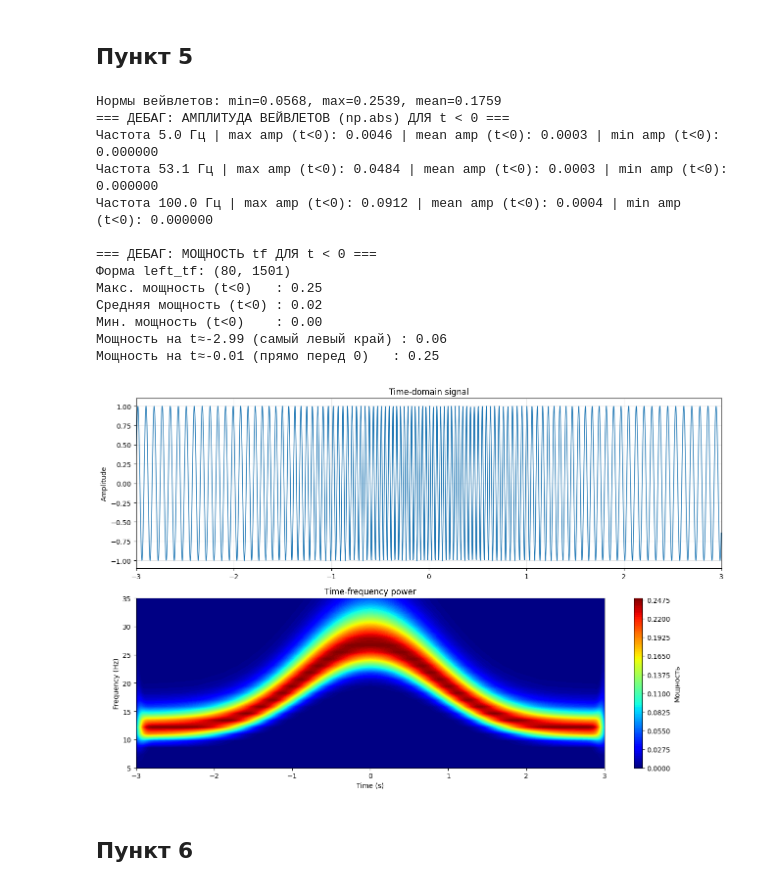
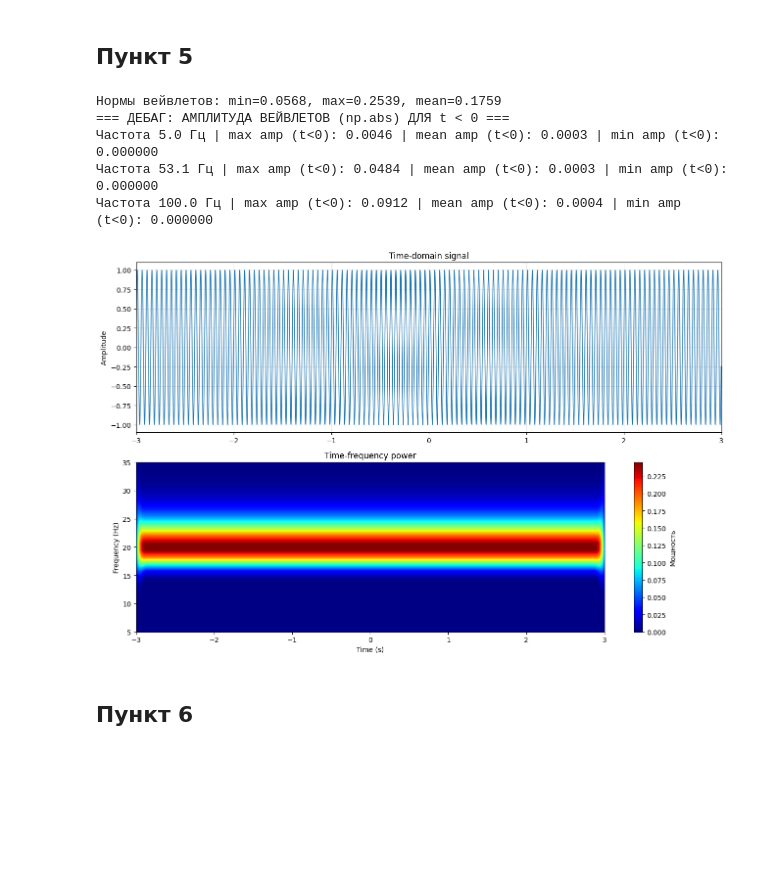
Before and after one commit to KamenevIvan/DPoS, a Jupyter notebook: lab5.ipynb, the cells around one changed output. Drawn from its saved outputs; the diff is of its cells as text; code cells hidden in the pictures; blank space fills up the shorter version.

```diff
--- a/lab5.ipynb
+++ b/lab5.ipynb
@@ -287,8 +296,8 @@ n = len(time)
 freqmod = 11 + 15 * np.exp(-(time / 1.2)**2)
 
 phase = time + np.cumsum(freqmod) / srate
-signal = np.sin(2 * np.pi * phase)
-
+#signal = np.sin(2 * np.pi * phase)
+signal = np.sin(40 * np.pi*time)
 frex = np.linspace(5, 100, 80)
 
 
@@ -328,51 +337,34 @@ for fi in range(len(frex)):
     convres = scipy.fftpack.ifft(waveX * sigX)
 
     start = nconv//2 - n//2
     tf[fi, :] = np.abs(convres[start : start + n])**2
 
-print("\n=== ДЕБАГ: МОЩНОСТЬ tf ДЛЯ t < 0 ===")
-left_tf = tf[:, left_mask]
-print(f"Форма left_tf: {left_tf.shape}")
-print(f"Макс. мощность (t<0)   : {np.max(left_tf):.2f}")
-print(f"Средняя мощность (t<0) : {np.mean(left_tf):.2f}")
-print(f"Мин. мощность (t<0)    : {np.min(left_tf):.2f}")
-
-print(f"Мощность на t≈-2.99 (самый левый край) : {np.max(left_tf[:, 0]):.2f}")
-print(f"Мощность на t≈-0.01 (прямо перед 0)   : {np.max(left_tf[:, -1]):.2f}")
 
 fig, axs = plt.subplots(2, 1, figsize=(13, 8.5))
 
 axs[0].plot(time, signal, color='#1f77b4', linewidth=1.1)
 axs[0].set_title('Time-domain signal')
 axs[0].set_ylabel('Amplitude')
 axs[0].set_xlim(-3, 3)
 axs[0].grid(True, alpha=0.3)
 
 im = axs[1].contourf(time, frex, tf, levels=120, cmap='jet')
 axs[1].set_title('Time-frequency power')
 axs[1].set_xlabel('Time (s)')
 axs[1].set_ylabel('Frequency (Hz)')
 axs[1].set_xlim(-3, 3)
 axs[1].set_ylim(5, 35)
 fig.colorbar(im, ax=axs[1], label='Мощность')
 
 plt.tight_layout()
 plt.show()
 # %% [output]
 Нормы вейвлетов: min=0.0568, max=0.2539, mean=0.1759
 === ДЕБАГ: АМПЛИТУДА ВЕЙВЛЕТОВ (np.abs) ДЛЯ t < 0 ===
 Частота 5.0 Гц | max amp (t<0): 0.0046 | mean amp (t<0): 0.0003 | min amp (t<0): 0.000000
 Частота 53.1 Гц | max amp (t<0): 0.0484 | mean amp (t<0): 0.0003 | min amp (t<0): 0.000000
 Частота 100.0 Гц | max amp (t<0): 0.0912 | mean amp (t<0): 0.0004 | min amp (t<0): 0.000000
-
-=== ДЕБАГ: МОЩНОСТЬ tf ДЛЯ t < 0 ===
-Форма left_tf: (80, 1501)
-Макс. мощность (t<0)   : 0.25
-Средняя мощность (t<0) : 0.02
-Мин. мощность (t<0)    : 0.00
-Мощность на t≈-2.99 (самый левый край) : 0.06
-Мощность на t≈-0.01 (прямо перед 0)   : 0.25
-[figure, old version]
+[figure, new version]
 # %% [markdown]
 ## Пункт 6
 # %%
```
Also changed, not shown: parts of 3 cells of this notebook.
